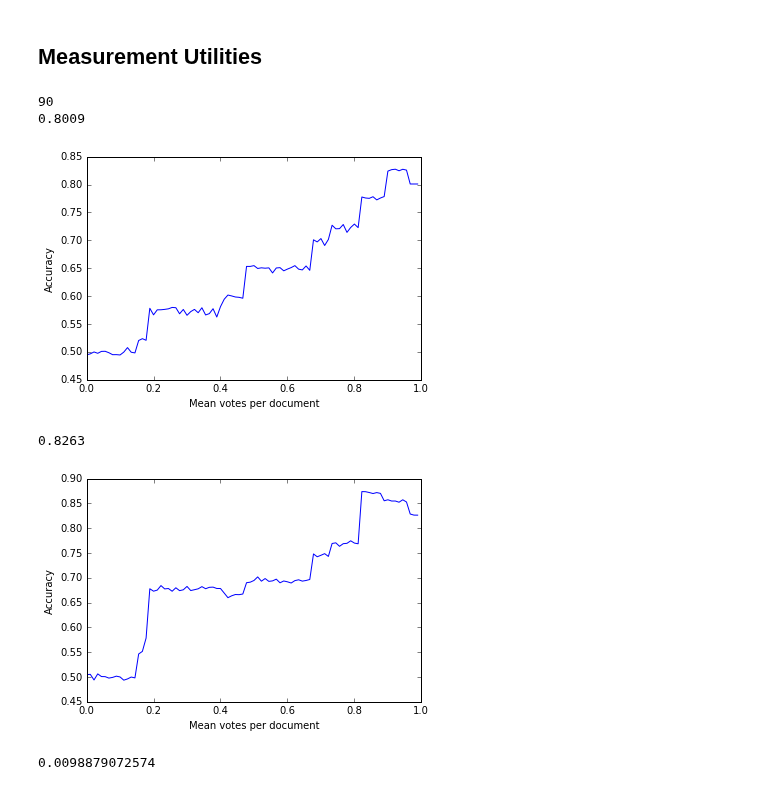
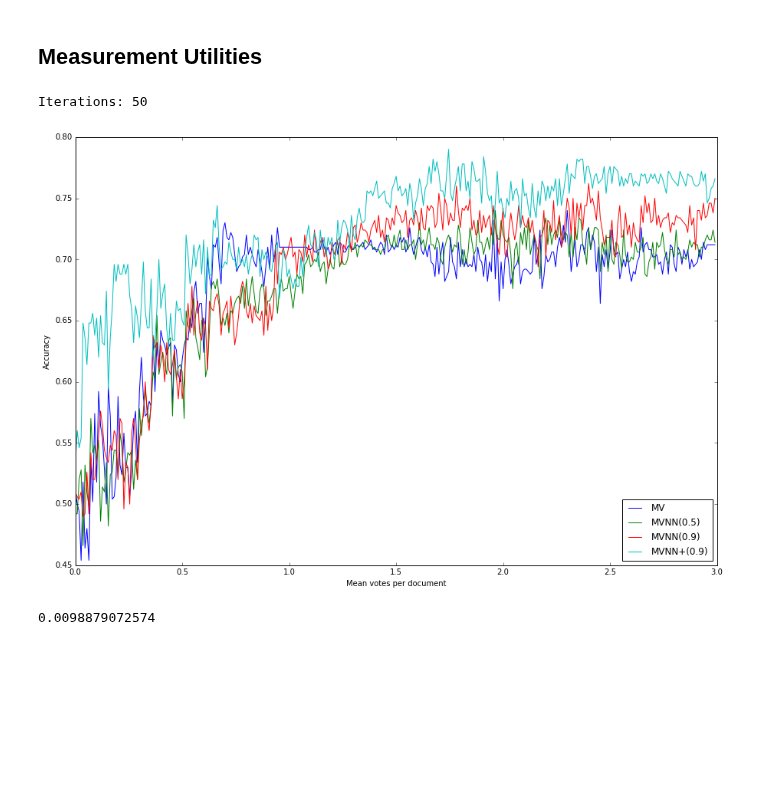
Before and after one commit to AndreiBarsan/crowd, a Jupyter notebook: notebooks/Majority Voting Experiments.ipynb, the cells around one changed output. Saved outputs shown, nothing was run; the diff lists cells and outputs as text; code cells hidden in the pictures; blank space fills up the shorter version.

Commit message:
Finished implementing MVNN. Implemented MVNN+, which seeks similar near neighbors which also have at least 'k' votes. Added much nicer learning curve visualization code.

```diff
--- a/notebooks/Majority Voting Experiments.ipynb
+++ b/notebooks/Majority Voting Experiments.ipynb
@@ -333,23 +371,7 @@ def build_learning_curve(topic_id, aggregation_function, **kw):
 def plot_learning_curve(topic_id, aggregation, **kw):
     acc_avg = build_learning_curve(topic_id, aggregation, **kw)
     topic_judgements = get_topic_judgements_by_doc_id(topic_id, judgements)
-    plt.plot(np.arange(len(acc_avg)) / len(topic_judgements), acc_avg)
+    plt.plot(np.arange(len(acc_avg)) / len(topic_judgements), acc_avg, label=kw.get('label', None), marker=kw.get('marker'))
     plt.xlabel("Mean votes per document")
     plt.ylabel("Accuracy")
     return acc_avg
-# %%
-# plot_mv_learning_curve('20910')
-#plot_mv_learning_curve('20996', iterations=50)
-acc_avg = plot_learning_curve('20704', aggregate_MV, iterations=1000, max_votes=1)
-print(len(acc_avg))
-print(acc_avg[-1])
-# %% [output]
-90
-0.8009
-[figure, removed]
-# %%
-acc_avg = plot_learning_curve('20704', aggregate_MV_NN, iterations=1000, max_votes=1, rho_s=0.5)
-print(acc_avg[-1])
-# %% [output]
-0.8263
-[figure, removed]
@@ -356,3 +384,48 @@ print(acc_avg[-1])
+# %%
+# plot_mv_learning_curve('20910')
+#plot_mv_learning_curve('20996', iterations=50)
+#acc_avg = plot_learning_curve('20704', aggregate_MV, iterations=100, max_votes=1, label="MV")
+#print(len(acc_avg))
+#print(acc_avg[-1])
+#plot_learning_curve('20704', aggregate_MV_NN, iterations=100, max_votes=1, rho_s=0.5, label="MVNN")
+#plot_learning_curve('20704', aggregate_MV_NN, iterations=100, max_votes=1, rho_s=0.85, label="MVNN+", seek_good_neighbor=True, marker='^')
+
+mv_config = ExperimentConfig(aggregate_MV, "MV", {})
+mv_nn_config = ExperimentConfig(aggregate_MV_NN, "MVNN(0.5)", {'rho_s': 0.5})
+mv_nn_09_config = ExperimentConfig(aggregate_MV_NN, "MVNN(0.9)", {'rho_s': 0.9})
+mv_nn_plus = ExperimentConfig(aggregate_MV_NN, "MVNN+(0.9)", {'rho_s': 0.9, 'seek_good_neighbor': True})
+
+def plot_topic(topic_id, experiments, max_votes, iterations):
+    for cfg in experiments:
+        plot_learning_curve(
+            topic_id,
+            cfg.vote_aggregator,
+            iterations=iterations,
+            max_votes=max_votes,
+            label=cfg.name,
+            **cfg.params)
+
+    plt.legend(loc='lower right')
+# %%
+options={"[%s] %s (%d)" % (t.topic_id, t.query, t.document_count) : t.topic_id for t in id_topic_info.values()}
+
+import pylab
+pylab.rcParams['figure.figsize'] = (15, 10)
+
+# MVNN+(0.9)
+# See: 20694 with VERY FEW votes (MVNN+)
+# See: 20956: beats opponents 1-3
+# vice president Richard Nixon seems to yield very poor results across the board.
+
+@interact(
+    topic_id=widgets.Dropdown(options=options, value='20704'),
+    iterations=widgets.IntSlider(min=10, max=5000, step=1, continuous_update=False, value=50))
+def plot_proxy(topic_id, iterations):
+    print("Iterations: %d" % iterations)
+    plot_topic(topic_id, [mv_config, mv_nn_config, mv_nn_09_config, mv_nn_plus], 3, iterations)
+# %% [output]
+Iterations: 50
+[figure, added]
 # %%
 after_one_vote = {}
 topic_count = len(id_topic_info)
```
Also changed, not shown: parts of 5 cells of this notebook, 2 other files.
